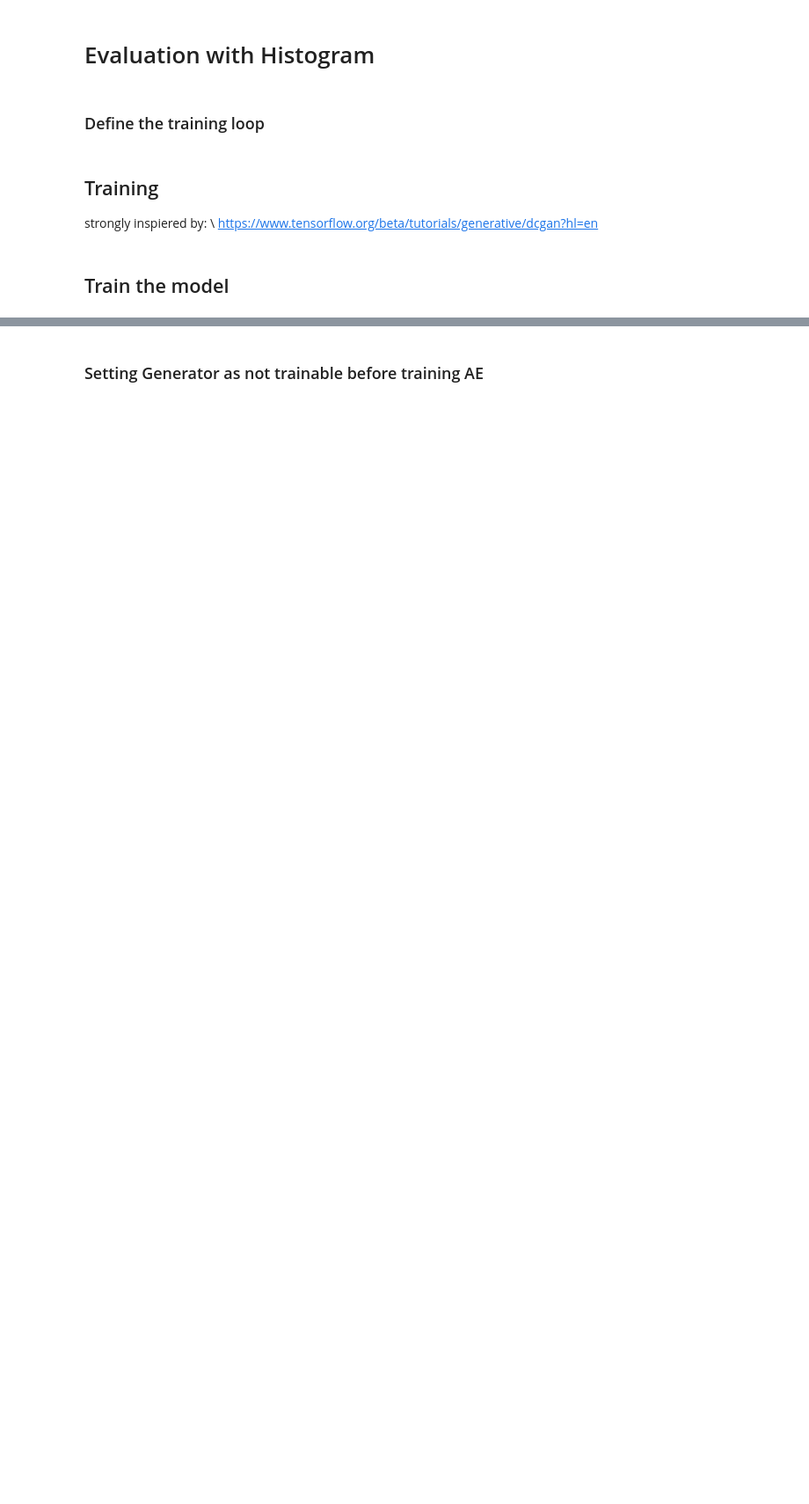
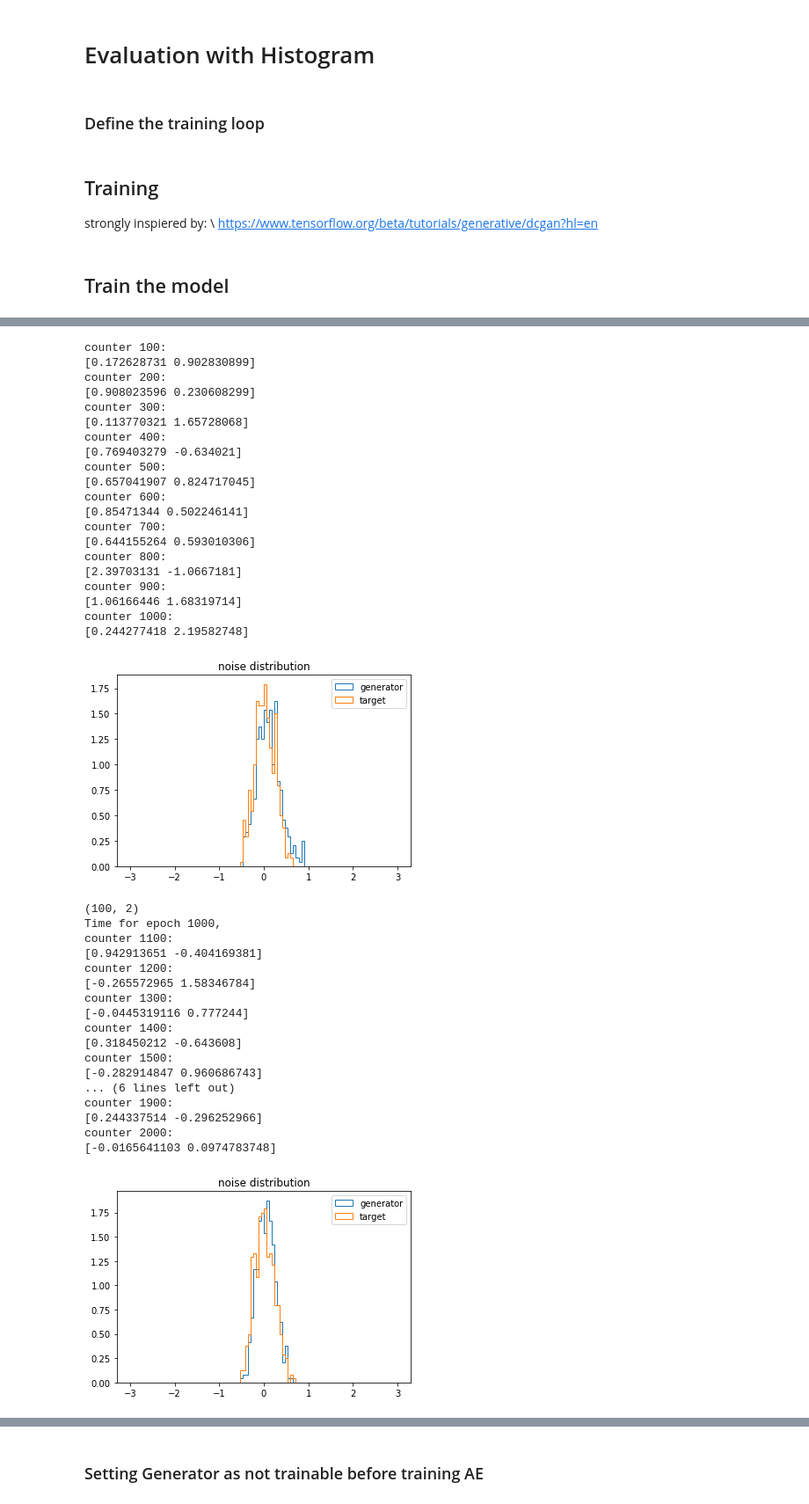
Before and after one commit to YBen1/Autoencoder_communication_sytem_with_GAN_channel-estimation, a Jupyter notebook: Changed_MA_GAN_estimation.ipynb, the cells around one changed output, grey strips where cells are left out. Shown at 88% size. Saved outputs shown, nothing was run; the diff lists cells and outputs as text; code cells hidden in the pictures; blank space fills up the shorter version.

```diff
--- a/Changed_MA_GAN_estimation.ipynb
+++ b/Changed_MA_GAN_estimation.ipynb
@@ -268,7 +295,7 @@ def test_eval(real_eval_data,fake_eval_data,inputs):
 # %% [markdown]
 ### Define the training loop
 # %%
-epochs = 5000
+epochs = 2000
 batch_size = 100
 
 evaluation_per_epochs = 10
@@ -291,7 +318,7 @@ def train(epochs, batch_size):
       fake_c = generator(x)
       real_eval_data, fake_eval_data, inputs = get_evaluation_data(evaluation_per_epochs)
       test_eval(real_eval_data, fake_eval_data, inputs)
-      tf.print(disc_loss, gen_loss)
+      #tf.print(disc_loss, gen_loss)
     #print ('Time for epoch {} is {} sec,'.format(epoch + 1, time.time()-start))
       tf.print ('Time for epoch {},'.format(epoch + 1))
 
@@ -447,0 +425,45 @@ Wall time: 24.4 s
+# %%
+%%time
+generator.trainable = True
+encoder.trainable = True
+train(epochs , batch_size)
+# %% [output]
+counter 100:
+[0.172628731 0.902830899]
+counter 200:
+[0.908023596 0.230608299]
+counter 300:
+[0.113770321 1.65728068]
+counter 400:
+[0.769403279 -0.634021]
+counter 500:
+[0.657041907 0.824717045]
+counter 600:
+[0.85471344 0.502246141]
+counter 700:
+[0.644155264 0.593010306]
+counter 800:
+[2.39703131 -1.0667181]
+counter 900:
+[1.06166446 1.68319714]
+counter 1000:
+[0.244277418 2.19582748]
+[figure, added]
+(100, 2)
+Time for epoch 1000,
+counter 1100:
+[0.942913651 -0.404169381]
+counter 1200:
+[-0.265572965 1.58346784]
+counter 1300:
+[-0.0445319116 0.777244]
+counter 1400:
+[0.318450212 -0.643608]
+counter 1500:
+[-0.282914847 0.960686743]
+... (6 lines left out)
+counter 1900:
+[0.244337514 -0.296252966]
+counter 2000:
+[-0.0165641103 0.0974783748]
+[figure, added]
```
Also changed, not shown: parts of 23 cells of this notebook.
